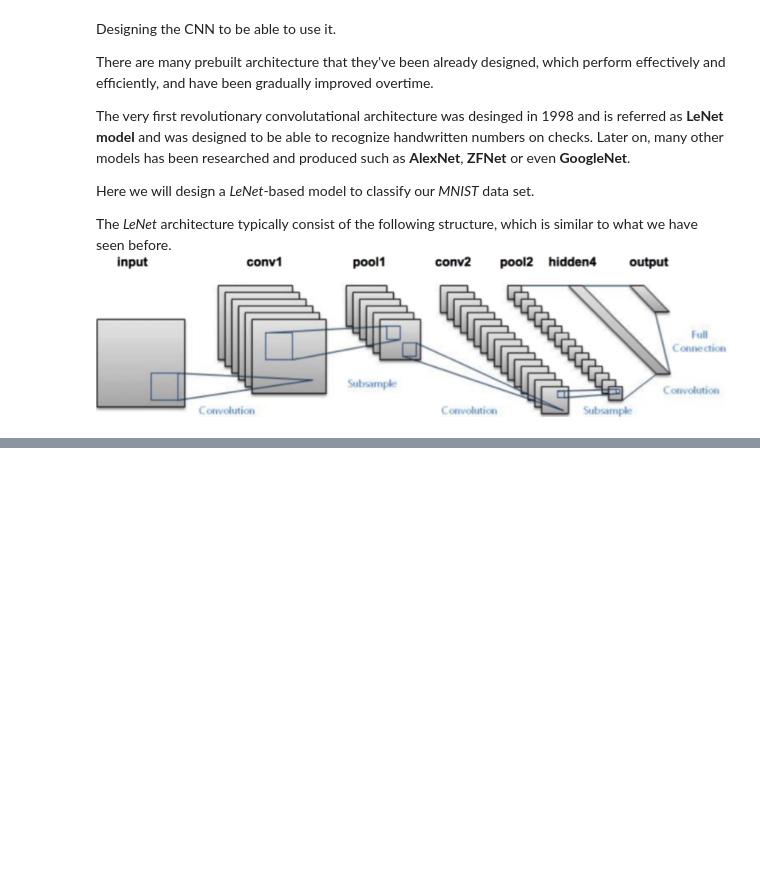
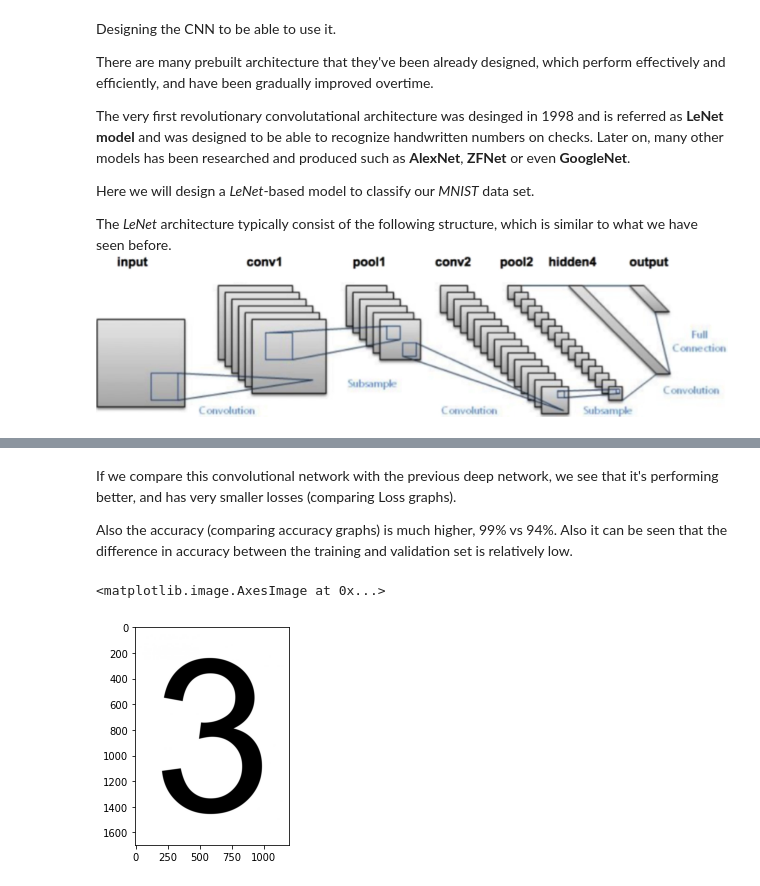
Before and after one commit to hpt1988/Applied-Deep-Learning_The-Complete-Self-Driving-Car-Course, a Jupyter notebook: cnn/cnn.ipynb, the cells around one changed output, grey strips where cells are left out. Cells and saved outputs as stored; diff of their text form; code cells hidden in the pictures; blank space fills up the shorter version.

```diff
--- a/cnn/cnn.ipynb
+++ b/cnn/cnn.ipynb
@@ -189,0 +265,15 @@ def leNet_model():
+# %% [markdown]
+If we compare this convolutional network with the previous deep network, we see that it's performing better, and has very smaller losses (comparing Loss graphs).
+
+Also the accuracy (comparing accuracy graphs) is much higher, 99% vs 94%. Also it can be seen that the difference in accuracy between the training and validation set is relatively low.
+# %%
+import requests
+from PIL import Image
+
+url = 'https://printables.space/files/uploads/download-and-print/large-printable-numbers/3-a4-1200x1697.jpg'
+response = requests.get(url, stream=True)
+img = Image.open(response.raw)
+plt.imshow(img, cmap=plt.get_cmap('gray'))
+# %% [output]
+<matplotlib.image.AxesImage at 0x...>
+[figure, added]
```
Also changed, not shown: parts of 9 cells of this notebook.
